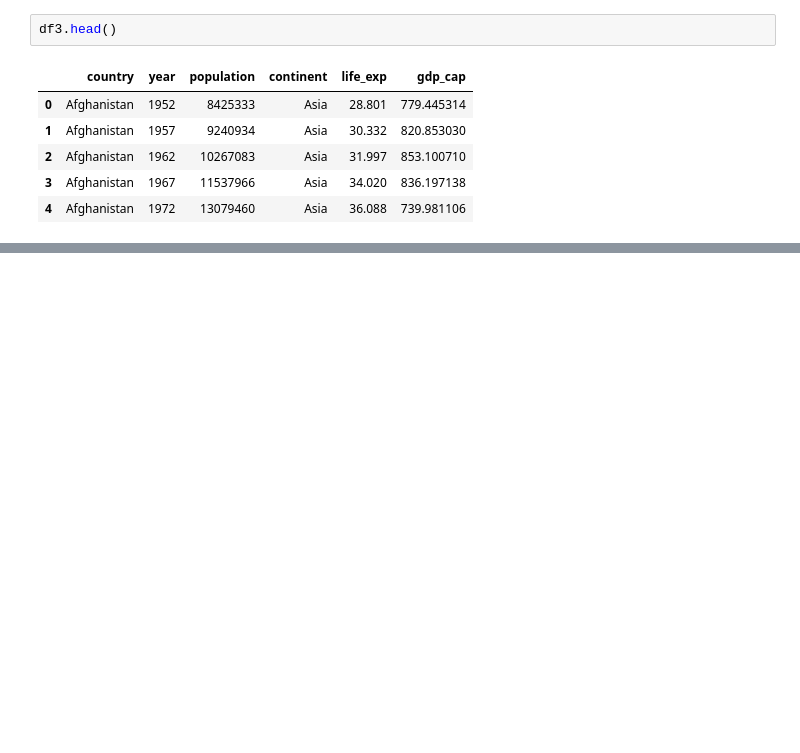
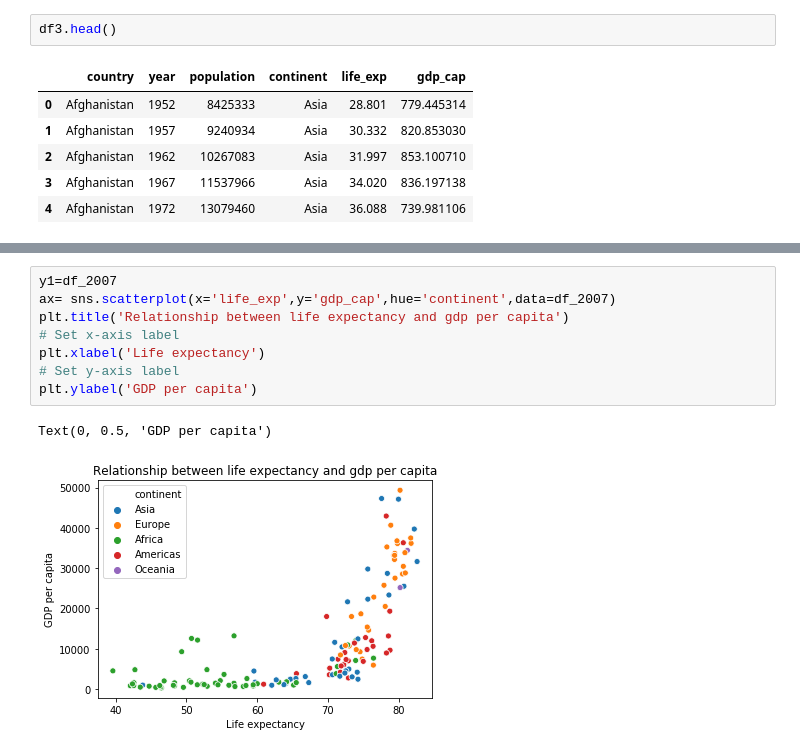
Before and after one commit to Nipun2212/Gapminder_Project, a Jupyter notebook: Gapminder_project.ipynb, the cells around one changed output, grey strips where cells are left out. Saved outputs shown, nothing was run; the diff lists cells and outputs as text; blank space fills up the shorter version.

```diff
--- a/Gapminder_project.ipynb
+++ b/Gapminder_project.ipynb
@@ -171,0 +260,11 @@ sns.scatterplot(x="gdp_cap", y="life_exp", hue='continent', data=df4)
+# %%
+y1=df_2007
+ax= sns.scatterplot(x='life_exp',y='gdp_cap',hue='continent',data=df_2007)
+plt.title('Relationship between life expectancy and gdp per capita')
+# Set x-axis label
+plt.xlabel('Life expectancy')
+# Set y-axis label
+plt.ylabel('GDP per capita')
+# %% [output]
+Text(0, 0.5, 'GDP per capita')
+[figure, added]
```
Also changed, not shown: parts of 59 cells of this notebook.
